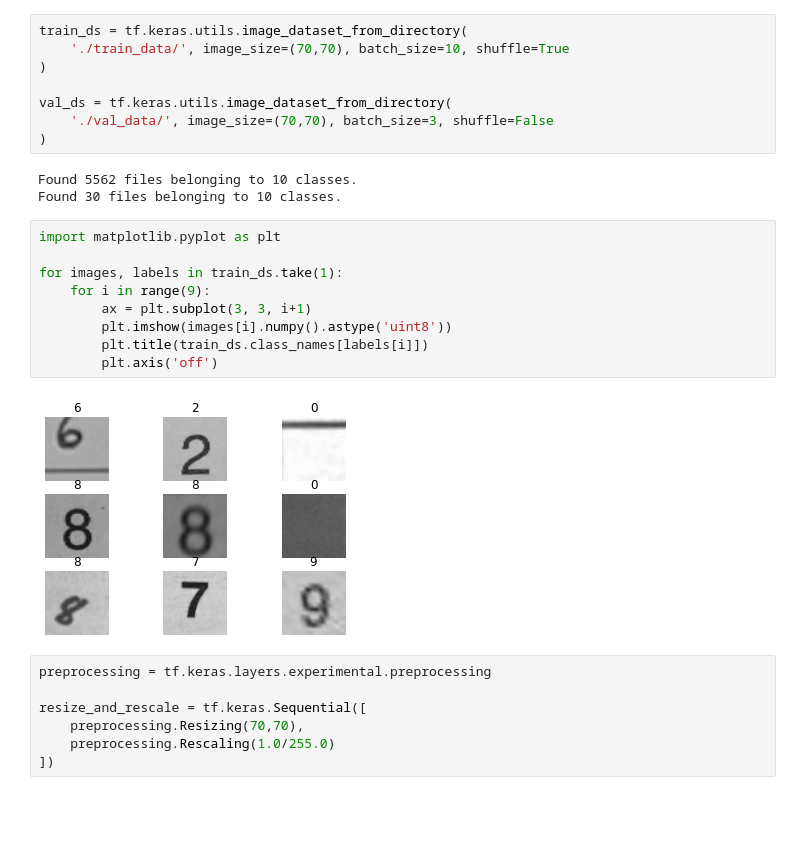
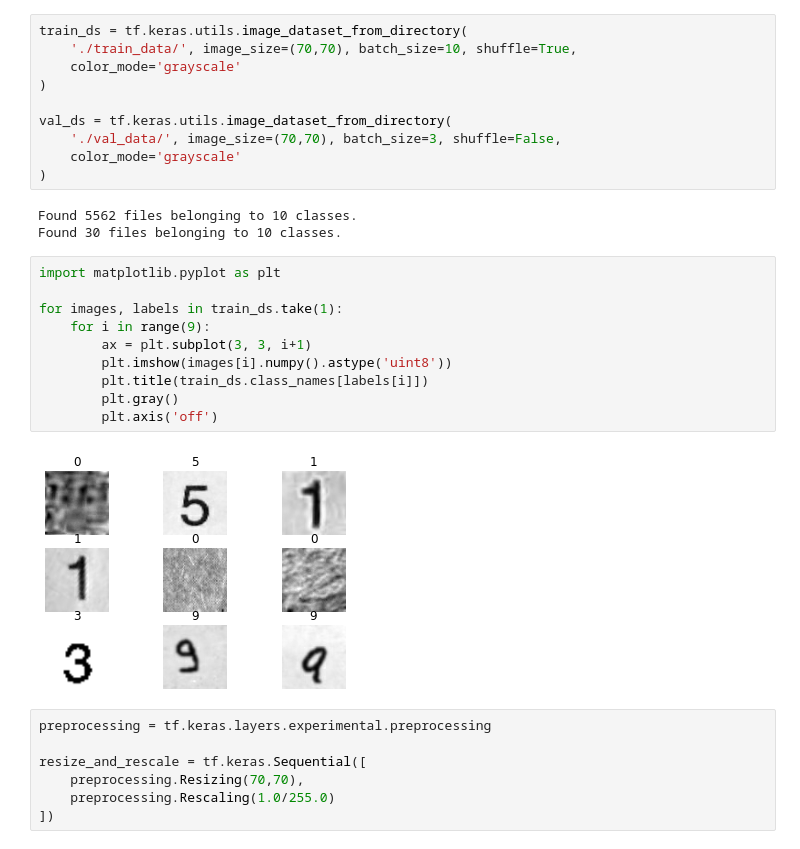
Before and after one commit to rohit-krish/GridGuide, a Jupyter notebook: model building/main.ipynb, the cells around one changed output. Saved outputs shown, nothing was run; the diff lists cells and outputs as text; blank space fills up the shorter version.

Commit message:
build a new model; now this model can only have grayscale image

```diff
--- a/model building/main.ipynb
+++ b/model building/main.ipynb
@@ -10,11 +10,13 @@ import numpy as np
 import matplotlib.pyplot as plt
 # %%
 train_ds = tf.keras.utils.image_dataset_from_directory(
-    './train_data/', image_size=(70,70), batch_size=10, shuffle=True
+    './train_data/', image_size=(70,70), batch_size=10, shuffle=True,
+    color_mode='grayscale'
 )
 
 val_ds = tf.keras.utils.image_dataset_from_directory(
-    './val_data/', image_size=(70,70), batch_size=3, shuffle=False
+    './val_data/', image_size=(70,70), batch_size=3, shuffle=False,
+    color_mode='grayscale'
 )
 # %% [output]
 Found 5562 files belonging to 10 classes.
@@ -22,14 +24,15 @@ Found 30 files belonging to 10 classes.
 # %%
 import matplotlib.pyplot as plt
 
 for images, labels in train_ds.take(1):
     for i in range(9):
         ax = plt.subplot(3, 3, i+1)
         plt.imshow(images[i].numpy().astype('uint8'))
         plt.title(train_ds.class_names[labels[i]])
+        plt.gray()
         plt.axis('off')
 # %% [output]
-[figure, old version]
+[figure, new version]
 # %%
 preprocessing = tf.keras.layers.experimental.preprocessing
 
```
Also changed, not shown: parts of 6 cells of this notebook, 7 other files.
